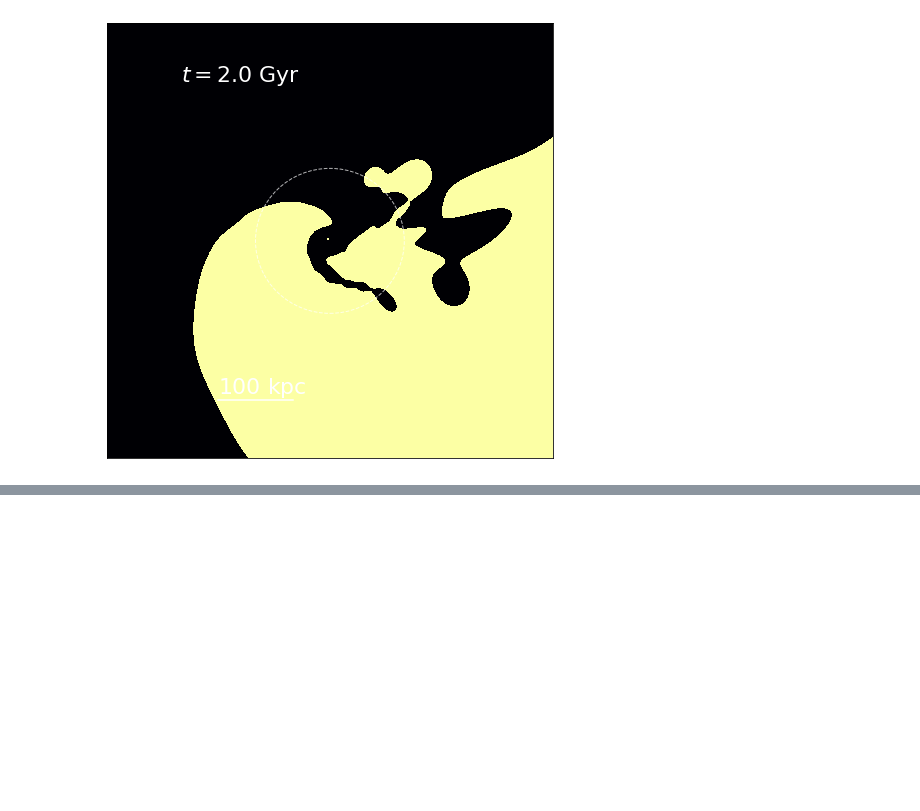
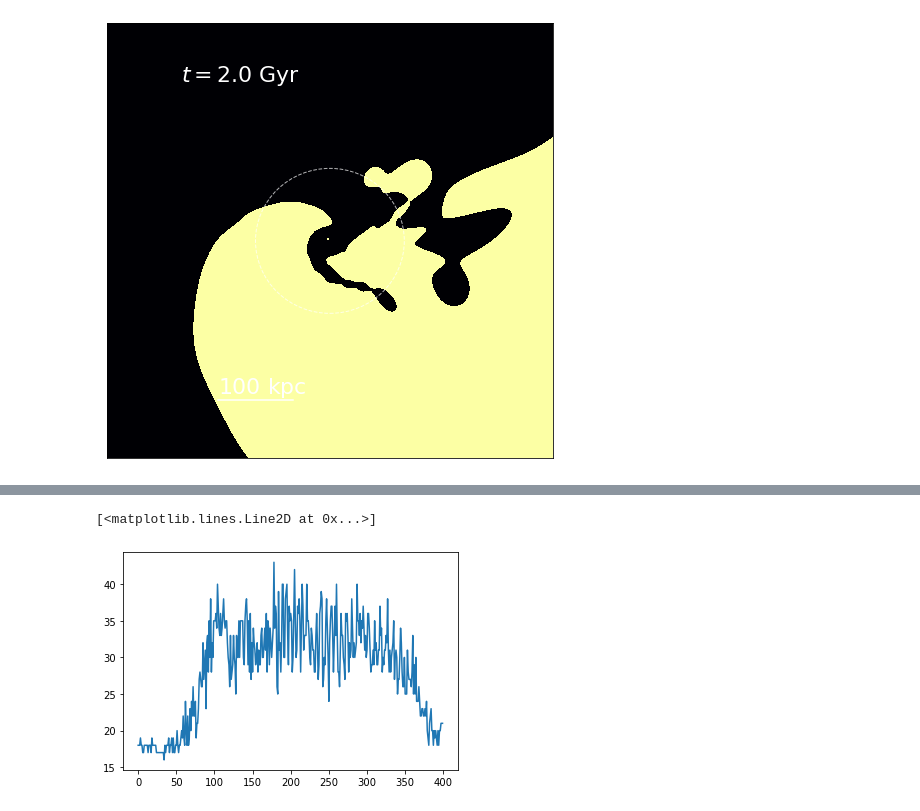
Before and after one commit to jngaravitoc/time-dependent-BFE, a Jupyter notebook: scripts/scf_coefficients/scf_coefficients_tests.ipynb, the cells around one changed output, grey strips where cells are left out. Saved outputs shown, nothing was run; the diff lists cells and outputs as text; code cells hidden in the pictures; blank space fills up the shorter version.

```diff
--- a/scripts/scf_coefficients/scf_coefficients_tests.ipynb
+++ b/scripts/scf_coefficients/scf_coefficients_tests.ipynb
@@ -70,0 +150,5 @@ Smw_jnlm, Tmw_jnlm, rcom, mw_exp_params =  scf_utils.array_coefficients(coeff_fi
+# %%
+plot(d[2])
+# %% [output]
+[<matplotlib.lines.Line2D at 0x...>]
+[figure, added]
```
Also changed, not shown: parts of 19 cells of this notebook, 1 other file.
